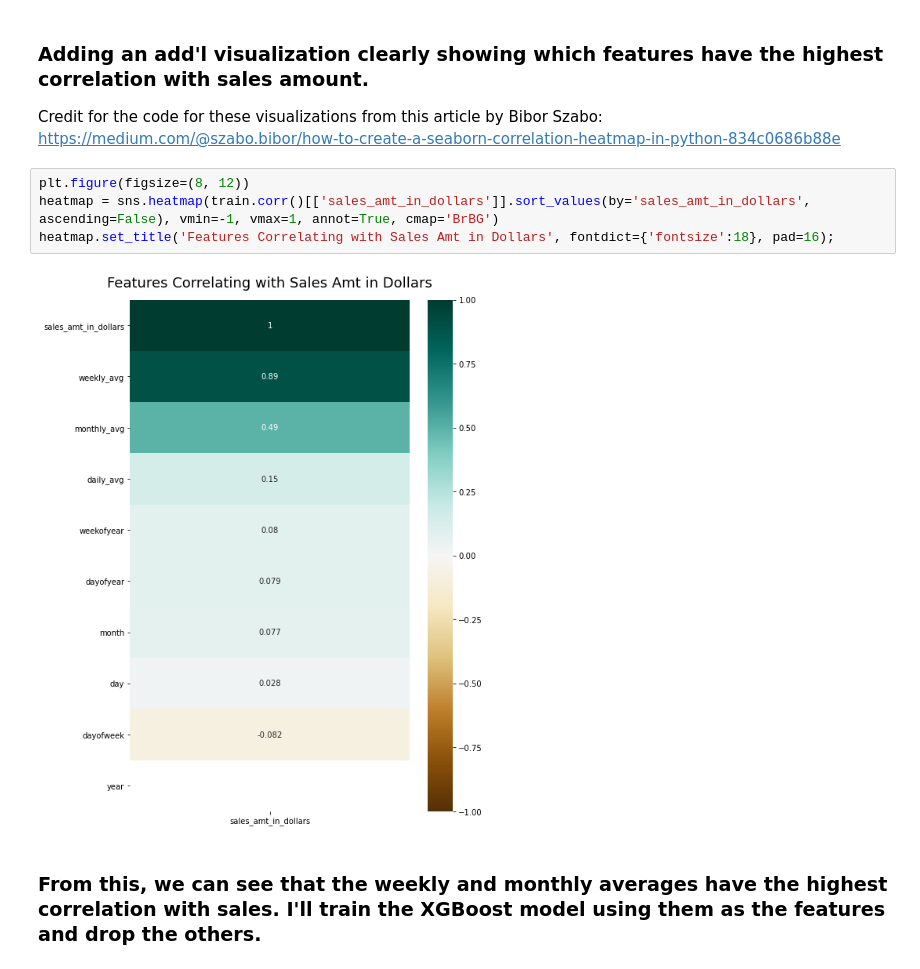
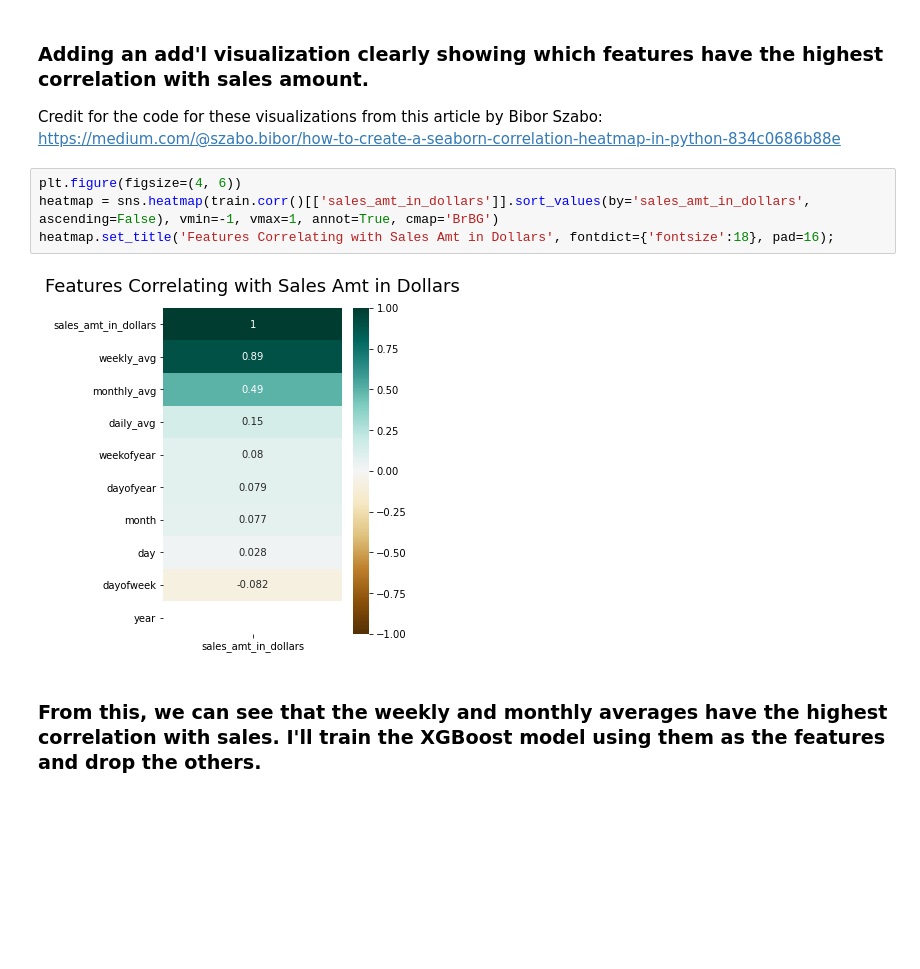
Before and after one commit to JSchoonmaker/Retail_sales_forecast, a Jupyter notebook: liquor_sales.ipynb, the cells around one changed output. Drawn from its saved outputs; the diff is of its cells as text; blank space fills up the shorter version.

```diff
--- a/liquor_sales.ipynb
+++ b/liquor_sales.ipynb
@@ -376,11 +364,11 @@ heatmap.set_title('Triangle Correlation Features Heatmap', fontdict={'fontsize':
 
 Credit for the code for these visualizations from this article by Bibor Szabo: https://medium.com/@szabo.bibor/how-to-create-a-seaborn-correlation-heatmap-in-python-834c0686b88e
 # %%
-plt.figure(figsize=(8, 12))
+plt.figure(figsize=(4, 6))
 heatmap = sns.heatmap(train.corr()[['sales_amt_in_dollars']].sort_values(by='sales_amt_in_dollars', ascending=False), vmin=-1, vmax=1, annot=True, cmap='BrBG')
 heatmap.set_title('Features Correlating with Sales Amt in Dollars', fontdict={'fontsize':18}, pad=16);
 # %% [output]
-[figure, old version]
+[figure, new version]
 # %% [markdown]
 ### From this, we can see that the weekly and monthly averages have the highest correlation with sales. I'll train the XGBoost model using them as the features and drop the others.
 # %%
```
Also changed, not shown: parts of 4 cells of this notebook.
